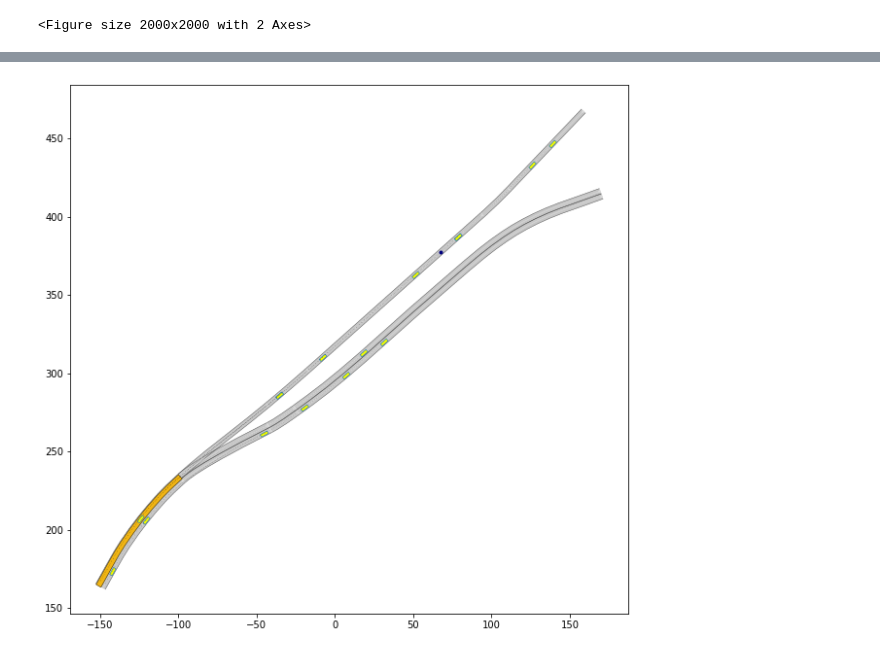
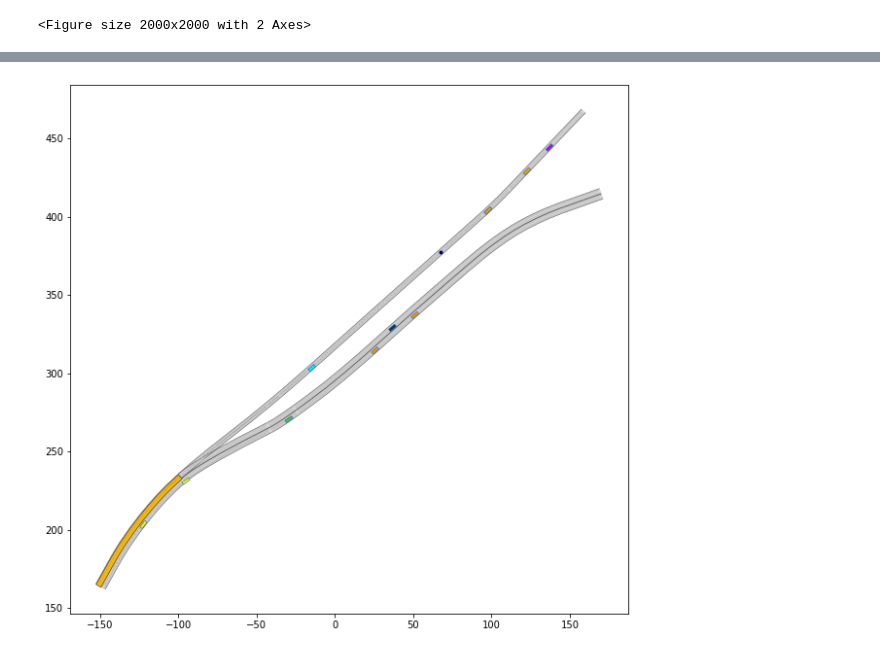
Before and after one commit to MelikeSila/group-formation-for-autonomous-vehicles, a Jupyter notebook: Visualization.ipynb, the cells around one changed output, grey strips where cells are left out. Cells and saved outputs as stored; diff of their text form; code cells hidden in the pictures.

Commit message:
colorizing in time steps integrated to the visualization
TODO there is some mistakes on attributes

```diff
--- a/Visualization.ipynb
+++ b/Visualization.ipynb
@@ -133,15 +134,24 @@ Vehicle Preferences:
 # %%
 #take the groups results constracted after decisions of vehicles = gcbvd
 #put them together in a list = all_groups
+
 print(visualization_function.group_id_vehicle_ids, "\n")
+print("_____________________________________________________________________________________________")
+# convert the all groups in group_array_time_step_dict shape.
+# group_id_vehicle_ids shape:
+# {time: {group_id: [group1], group_id: [group2]}}
+# all_groups shape
+# {time: [[group1], [group2]]}
 
-#TODO convert the all groups in group_array_time_step_dict shape.
-
-# group_id_vehicle_ids shape:
-#{time: {group_id: [group1], group_id: [group2]}}
-all_groups = list(visualization_function.group_id_vehicle_ids.values())
-#all_groups shape
-#{time: [[group1], [group2]]}
+all_groups = dict()
+for current_time in range(0,15):
+    all_groups[current_time] = list(visualization_function.group_id_vehicle_ids[current_time].values())
 
 print(all_groups)
+
+print("_____________________________________________________________________________________________")
+
+print("all_groups in time steps:")
+for time in all_groups:
+    print("Time ", time , ": ", all_groups[time])
 # %% [output]
@@ -197,36 +221,36 @@ group_array_time_step_dict = {0: [[321, 318, 327,328, 311, 35, 315, 318,320,322,
                               26: [[321, 318, 327,328, 311, 35, 315, 318,320,322, 323, 324, 326, 331, 330, 328]],
                               27: [[321, 318, 327,328, 311, 35, 315, 318,320,322, 323, 324, 326, 331, 330, 328]]
                              }
-#group_array_time_step_dict = GetGroupArrayInTimeSteps()
+group_array_time_step_dict = all_groups
 
 for time_key in group_array_time_step_dict:
     grouparray = group_array_time_step_dict[time_key]
     for group in grouparray:
         if time_key not in groups.keys():
             groups[time_key] = [Convert_groups.conv_to_obj(scenario, planning_problem_set, group)]
         else:
             groups[time_key].append(Convert_groups.conv_to_obj(scenario, planning_problem_set, group))
 
 
 # plot the scenario for 40 time step, here each time step corresponds to 0.1 second
-for i in range(0, 28):
+for i in range(0, 15):
 
     display.clear_output(wait=True)
 
     plt.figure(figsize=(20, 10))
     # plot the scenario at different time step
 
     ax = plt.gca()
 
     draw_object(scenario.lanelet_network,draw_params={'time_begin': i}) #, plot_limits=plot_limits)
     time = i
     Colorize_groups.colorize_groups(groups[time], ax, time)
     #raw_object(commonroad.planning.planning_problem.PlanningProblemSet.find_planning_problem_by_id(planning_problem_set, 2), draw_params=draw_params)
     #ect=patches.Rectangle((0,0),5,2,linewidth=1,edgecolor='#880000', facecolor='#998822')
     #x.add_patch(rect)
     # plot the planning problem set
     draw_object(planning_problem_set)
     plt.gca().set_aspect('equal')
     plt.show()
 # %% [output]
-[figure, old version]
+[figure, new version]
```
Also changed, not shown: parts of 3 cells of this notebook, 4 other files.
